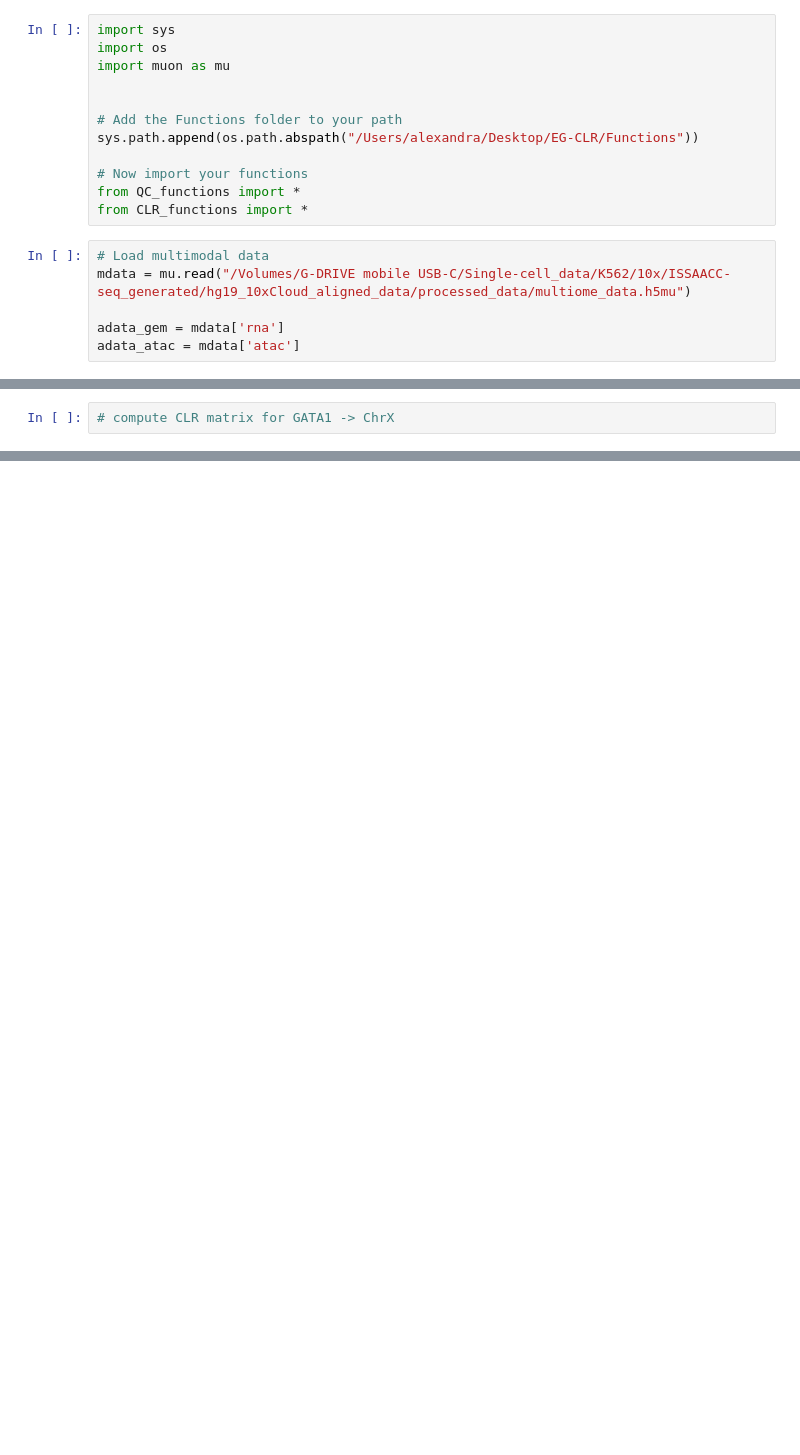
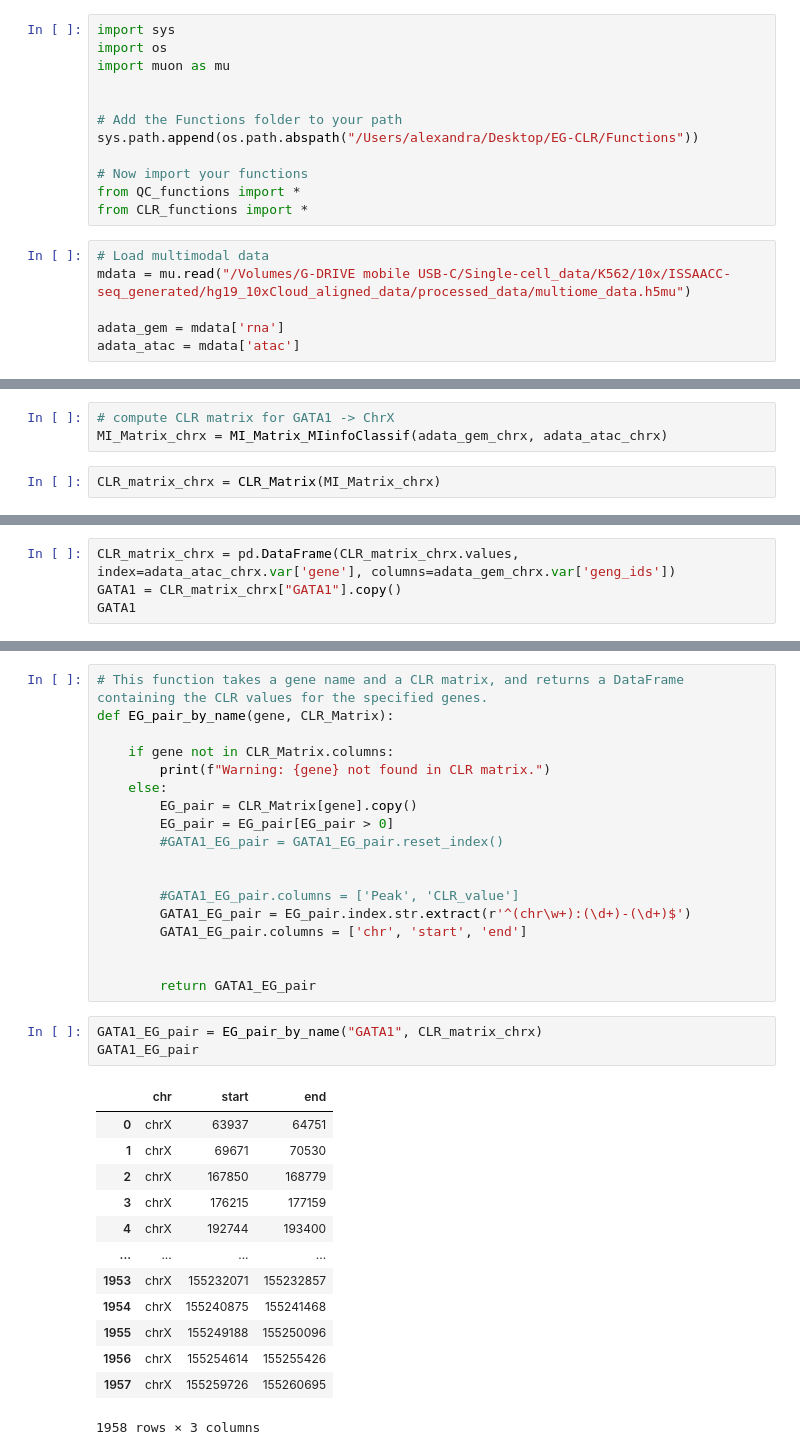
Before and after one commit to CahanLab/EG-CLR, a Jupyter notebook: SingleCellDataAnalysis/K562/10X_multiomics/CRISPRiFlowFISH_test.ipynb, the cells around one changed output, grey strips where cells are left out. Cells and saved outputs as stored; diff of their text form; blank space fills up the shorter version.

```diff
--- a/SingleCellDataAnalysis/K562/10X_multiomics/CRISPRiFlowFISH_test.ipynb
+++ b/SingleCellDataAnalysis/K562/10X_multiomics/CRISPRiFlowFISH_test.ipynb
@@ -54,2 +68,5 @@ AnnData object with n_obs × n_vars = 10359 × 13703
 # %%
 # compute CLR matrix for GATA1 -> ChrX
+MI_Matrix_chrx = MI_Matrix_MIinfoClassif(adata_gem_chrx, adata_atac_chrx)
+# %%
+CLR_matrix_chrx = CLR_Matrix(MI_Matrix_chrx)
@@ -55,0 +84,4 @@ AnnData object with n_obs × n_vars = 10359 × 13703
+# %%
+CLR_matrix_chrx = pd.DataFrame(CLR_matrix_chrx.values, index=adata_atac_chrx.var['gene'], columns=adata_gem_chrx.var['geng_ids'])
+GATA1 = CLR_matrix_chrx["GATA1"].copy()
+GATA1
@@ -55,0 +101,35 @@ AnnData object with n_obs × n_vars = 10359 × 13703
+# %%
+# This function takes a gene name and a CLR matrix, and returns a DataFrame containing the CLR values for the specified genes.
+def EG_pair_by_name(gene, CLR_Matrix):
+
+    if gene not in CLR_Matrix.columns:
+        print(f"Warning: {gene} not found in CLR matrix.")
+    else:
+        EG_pair = CLR_Matrix[gene].copy()
+        EG_pair = EG_pair[EG_pair > 0]
+        #GATA1_EG_pair = GATA1_EG_pair.reset_index()
+
+
+        #GATA1_EG_pair.columns = ['Peak', 'CLR_value']
+        GATA1_EG_pair = EG_pair.index.str.extract(r'^(chr\w+):(\d+)-(\d+)$')
+        GATA1_EG_pair.columns = ['chr', 'start', 'end']
+
+
+        return GATA1_EG_pair
+# %%
+GATA1_EG_pair = EG_pair_by_name("GATA1", CLR_matrix_chrx)
+GATA1_EG_pair
+# %% [output]
+|  | chr | start | end |
+| 0 | chrX | 63937 | 64751 |
+| 1 | chrX | 69671 | 70530 |
+| 2 | chrX | 167850 | 168779 |
+| 3 | chrX | 176215 | 177159 |
+| 4 | chrX | 192744 | 193400 |
+| ... | ... | ... | ... |
+| 1953 | chrX | 155232071 | 155232857 |
+| 1954 | chrX | 155240875 | 155241468 |
+| 1955 | chrX | 155249188 | 155250096 |
+| 1956 | chrX | 155254614 | 155255426 |
+| 1957 | chrX | 155259726 | 155260695 |
+1958 rows × 3 columns
```
Also changed, not shown: parts of 22 cells of this notebook, 5 other files.
